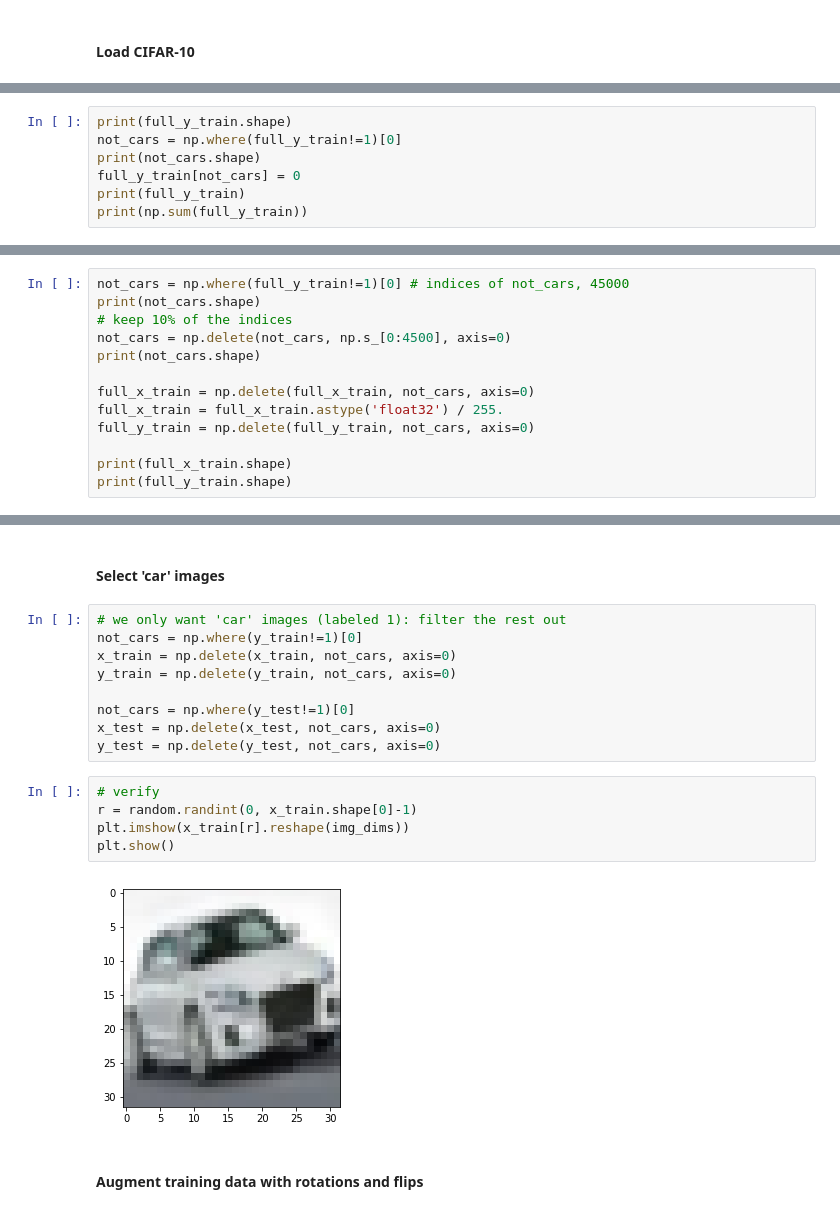
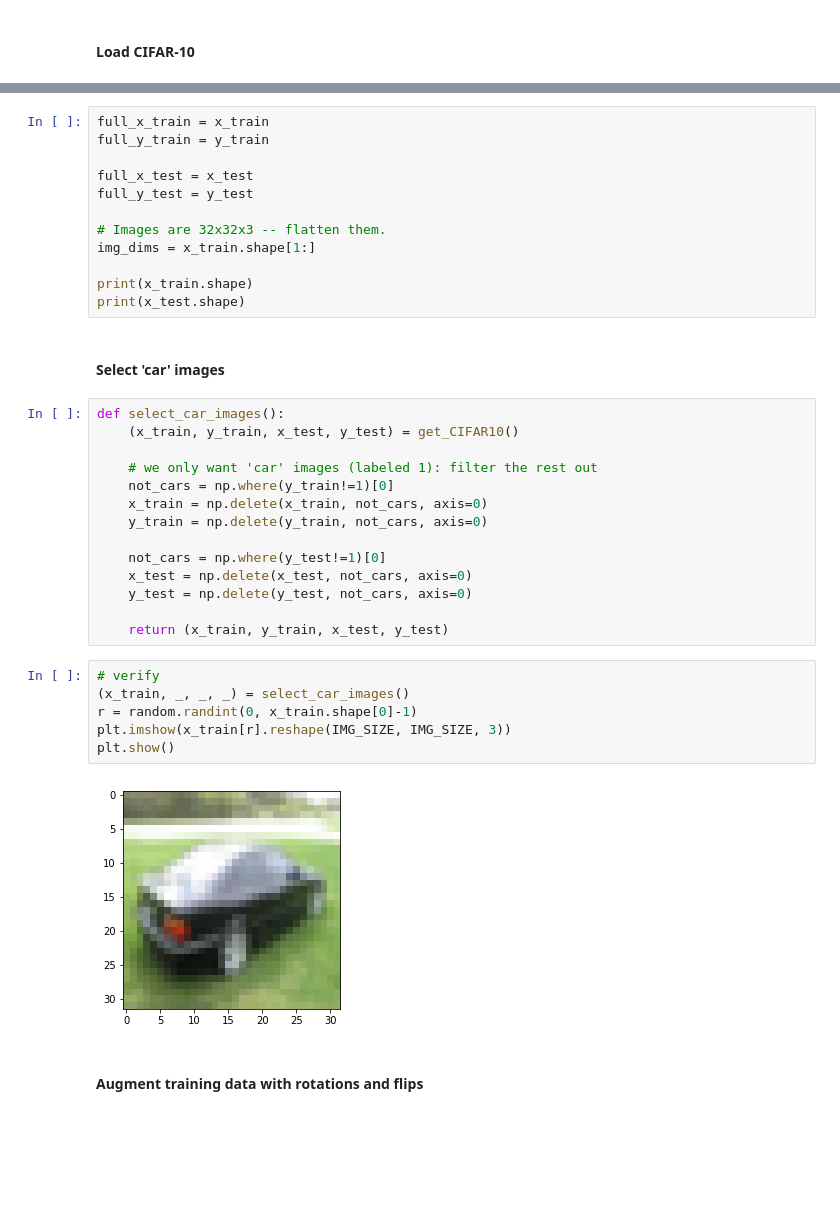
Before and after one commit to vwrj/cat-autoencoder, a Jupyter notebook: Car Autoencoder.ipynb, the cells around one changed output, grey strips where cells are left out. Saved outputs shown, nothing was run; the diff lists cells and outputs as text; blank space fills up the shorter version.

```diff
--- a/Car Autoencoder.ipynb
+++ b/Car Autoencoder.ipynb
@@ -44,7 +29,0 @@ print(x_test.shape)
-# %%
-print(full_y_train.shape)
-not_cars = np.where(full_y_train!=1)[0]
-print(not_cars.shape)
-full_y_train[not_cars] = 0
-print(full_y_train)
-print(np.sum(full_y_train))
@@ -62,13 +29,0 @@ print(np.sum(full_y_train))
-# %%
-not_cars = np.where(full_y_train!=1)[0] # indices of not_cars, 45000
-print(not_cars.shape)
-# keep 10% of the indices
-not_cars = np.delete(not_cars, np.s_[0:4500], axis=0)
-print(not_cars.shape)
-
-full_x_train = np.delete(full_x_train, not_cars, axis=0)
-full_x_train = full_x_train.astype('float32') / 255.
-full_y_train = np.delete(full_y_train, not_cars, axis=0)
-
-print(full_x_train.shape)
-print(full_y_train.shape)
@@ -86,21 +30,39 @@ np.sum(full_y_train)
+# %%
+full_x_train = x_train
+full_y_train = y_train
+
+full_x_test = x_test
+full_y_test = y_test
+
+# Images are 32x32x3 -- flatten them.
+img_dims = x_train.shape[1:]
+
+print(x_train.shape)
+print(x_test.shape)
 # %% [markdown]
 #### Select 'car' images
 # %%
-# we only want 'car' images (labeled 1): filter the rest out
-not_cars = np.where(y_train!=1)[0]
-x_train = np.delete(x_train, not_cars, axis=0)
-y_train = np.delete(y_train, not_cars, axis=0)
+def select_car_images():
+    (x_train, y_train, x_test, y_test) = get_CIFAR10()
 
-not_cars = np.where(y_test!=1)[0]
-x_test = np.delete(x_test, not_cars, axis=0)
-y_test = np.delete(y_test, not_cars, axis=0)
+    # we only want 'car' images (labeled 1): filter the rest out
+    not_cars = np.where(y_train!=1)[0]
+    x_train = np.delete(x_train, not_cars, axis=0)
+    y_train = np.delete(y_train, not_cars, axis=0)
+
+    not_cars = np.where(y_test!=1)[0]
+    x_test = np.delete(x_test, not_cars, axis=0)
+    y_test = np.delete(y_test, not_cars, axis=0)
+
+    return (x_train, y_train, x_test, y_test)
 # %%
 # verify
+(x_train, _, _, _) = select_car_images()
 r = random.randint(0, x_train.shape[0]-1)
-plt.imshow(x_train[r].reshape(img_dims))
+plt.imshow(x_train[r].reshape(IMG_SIZE, IMG_SIZE, 3))
 plt.show()
 # %% [output]
-[figure, old version]
+[figure, new version]
 # %% [markdown]
 #### Augment training data with rotations and flips
 # %%
```
Also changed, not shown: parts of 14 cells of this notebook.
